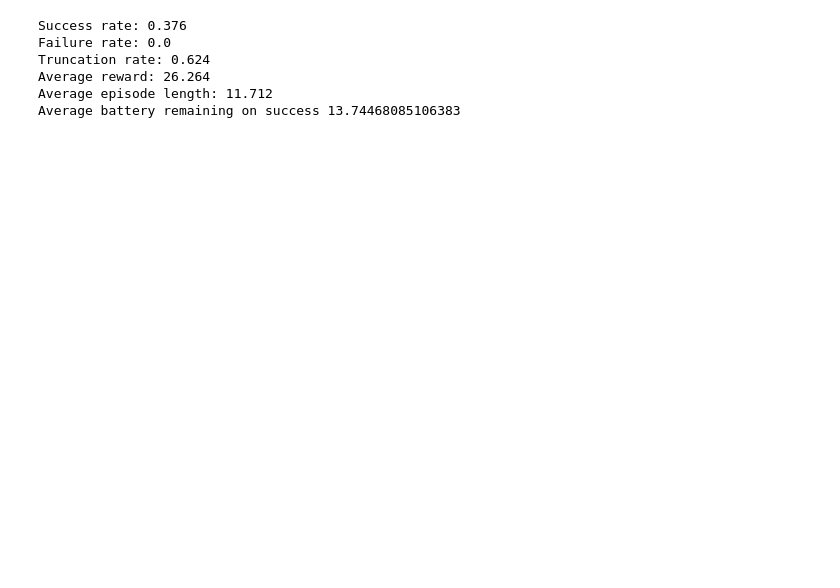
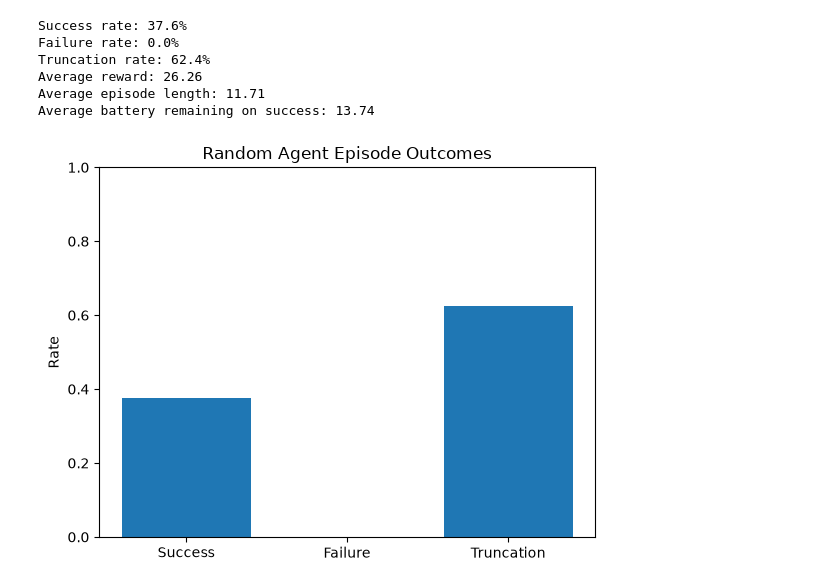
Before and after one commit to FarScoutOne/resilient-rover, a Jupyter notebook: notebooks/02_random_baseline.ipynb, the cells around one changed output. Drawn from its saved outputs; the diff is of its cells as text; code cells hidden in the pictures; blank space fills up the shorter version.

Commit message:
Complete random-agent baseline evaluation

```diff
--- a/notebooks/02_random_baseline.ipynb
+++ b/notebooks/02_random_baseline.ipynb
@@ -148,16 +149,27 @@ if battery_remaining_on_success:
 else:
     average_battery_on_success = 0
 
-print("Success rate:", success_rate)
-print("Failure rate:", failure_rate)
-print("Truncation rate:", truncation_rate)
-print("Average reward:", average_reward)
-print("Average episode length:", average_episode_length)
-print("Average battery remaining on success", average_battery_on_success)
+print(f"Success rate: {success_rate:.1%}")
+print(f"Failure rate: {failure_rate:.1%}")
+print(f"Truncation rate: {truncation_rate:.1%}")
+print(f"Average reward: {average_reward:.2f}")
+print(f"Average episode length: {average_episode_length:.2f}")
+print(f"Average battery remaining on success: {average_battery_on_success:.2f}")
 # %% [output]
-Success rate: 0.376
-Failure rate: 0.0
-Truncation rate: 0.624
-Average reward: 26.264
-Average episode length: 11.712
-Average battery remaining on success 13.74468085106383
+Success rate: 37.6%
+Failure rate: 0.0%
+Truncation rate: 62.4%
+Average reward: 26.26
+Average episode length: 11.71
+Average battery remaining on success: 13.74
+# %%
+outcomes = ["Success", "Failure", "Truncation"]
+rates = [success_rate, failure_rate, truncation_rate]
+
+plt.bar(outcomes, rates)
+plt.title("Random Agent Episode Outcomes")
+plt.ylabel("Rate")
+plt.ylim(0, 1)
+plt.show()
+# %% [output]
+[figure, added]
```
Also changed, not shown: parts of 6 cells of this notebook.
